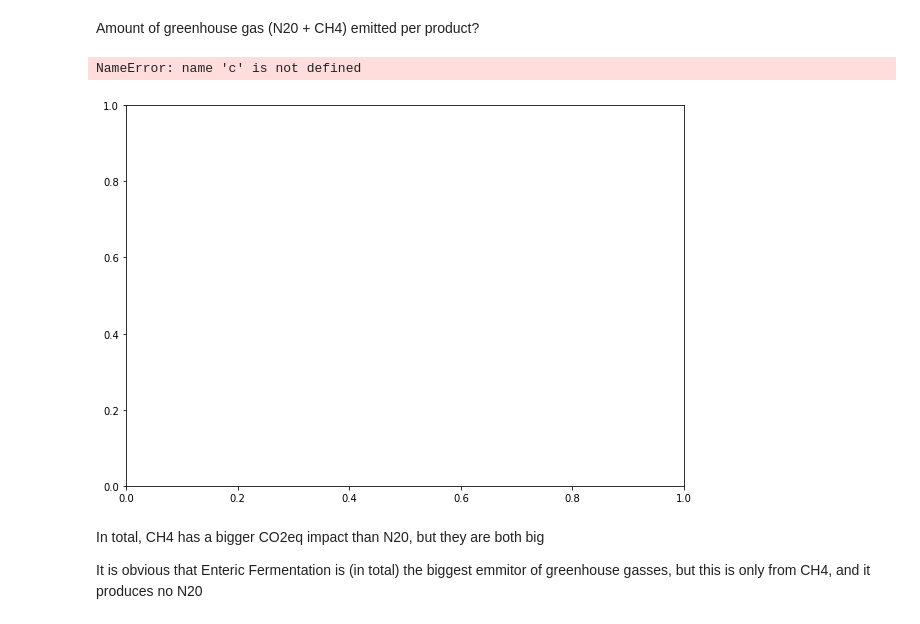
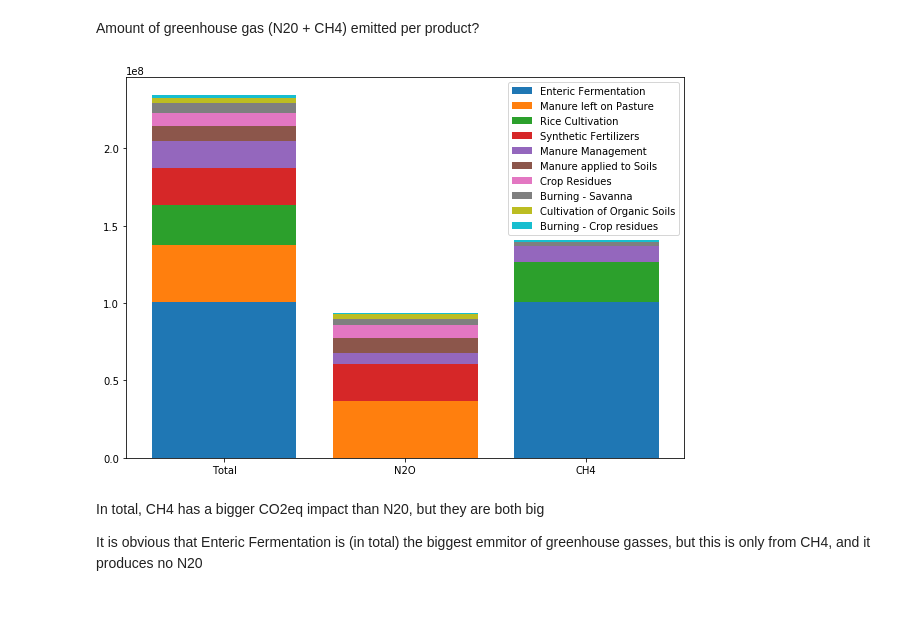
Before and after one commit to Lambo97/ADAProject, a Jupyter notebook: src/greenhouse.ipynb, the cells around one changed output. Cells and saved outputs as stored; diff of their text form; code cells hidden in the pictures.

```diff
--- a/src/greenhouse.ipynb
+++ b/src/greenhouse.ipynb
@@ -90,25 +90,23 @@ emissions_plot = emissions_world_C02eq.join(emissions_world_N2O, lsuffix="CO2eq"
 # %%
 from matplotlib.rcsetup import cycler
 
 fig, ax = plt.subplots(figsize=(10,7))
 
 items = emissions_plot['Item']
 margin_bottom = np.zeros(emissions_plot.shape[1]-1)
 
 ind = ["Total", "N2O", "CH4"]
 
 colors = plt.cm.tab10(np.linspace(0, 1, len(emissions_plot['Item'])))
 
 for num, item in enumerate(items):
     values = list(emissions_plot.loc[num])[1:4]
-    ax.set_prop_cycle(c)
     plt.bar(ind, values, bottom=margin_bottom, color = colors[num],label=item)
     margin_bottom += values
 plt.legend()
 plt.show()
 # %% [output]
-NameError: name 'c' is not defined
-[figure, old version]
+[figure, new version]
 # %% [markdown]
 In total, CH4 has a bigger CO2eq impact than N20, but they are both big
 
```
Also changed, not shown: 1 other file.
